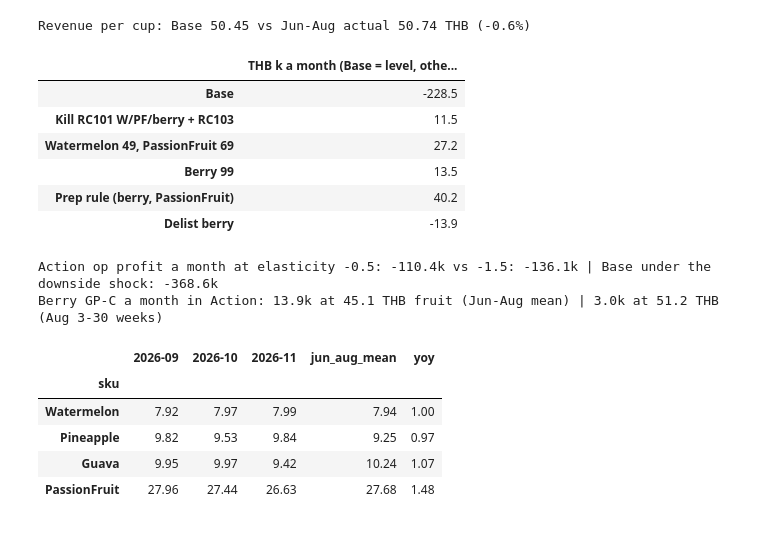
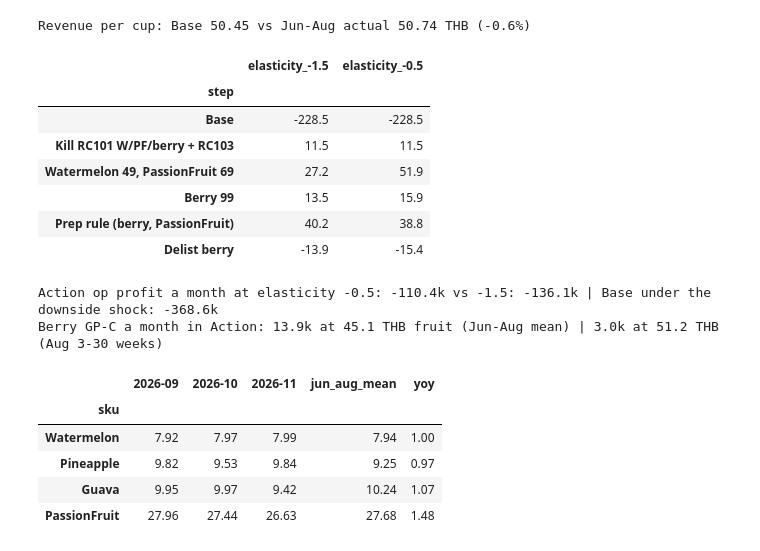
Before and after one commit to belseris/fruitblend24-case-study, a Jupyter notebook: notebooks/05_forecast_inventory.ipynb, the cells around one changed output. Cells and saved outputs as stored; diff of their text form; code cells hidden in the pictures.

```diff
--- a/notebooks/05_forecast_inventory.ipynb
+++ b/notebooks/05_forecast_inventory.ipynb
@@ -177,9 +179,9 @@ A wasted berry costs 53 THB, a lost berry sale only 2.6 THB (rainy-season fruit
 p["today_cost"] = p["wasted"] * p["sku"].map(cr["co"])
 
 
-def backtest_rule(q, months):
+def backtest_rule(q, months, lift=None):
     """Prep rule on the given months; waste, short and cost per kitchen-item-day."""
-    b = p[p["month"].isin(months)].join(prep_rule(p, q))
+    b = p[p["month"].isin(months)].join(prep_rule(p, q, lift=lift))
     assert b["prep"].notna().all(), "rule has no history for some days"
     return b.join(score_prep(b["sold"], b["prep"], b["sku"].map(cr["cu"]), b["sku"].map(cr["co"])))
 
@@ -229,10 +231,11 @@ fig.show()
 # %% [output]
 [interactive output not drawn]
 # %%
-rows = []
-for label, add in [("CR", 0.0), ("CR+0.1", 0.1)]:
+rows, runs = [], {}
+for label, add, lift in [("CR", 0.0, None), ("CR+0.1", 0.1, None), ("CR+0.1, promo x lift", 0.1, LIFT)]:
     q = {s: min(cr.loc[s, "cr"] + add, 0.95) for s in ITEMS}
-    b = bt if add == 0 else backtest_rule(q, COST_MONTHS)
+    b = bt if add == 0 else backtest_rule(q, COST_MONTHS, lift)
+    runs[label] = b
     for period, mask in [("2026-06 to 2026-08", b["month"].isin(COST_MONTHS)), (STEADY, b["month"] == STEADY)]:
         g = compare(b[mask], "sku").reindex(ITEMS)
         g.loc["All"] = g.sum()
@@ -248,18 +251,28 @@ steady = rule_bt[rule_bt["period"] == STEADY].set_index("sku")
 print(f"{STEADY} (steady state)")
 display(steady.loc[ITEMS, cols].round(2).sort_index(kind="stable"))
 
-# Use the rule where it saves money in the steady month even at CR+0.1, the safer setting.
-plus = steady[steady["variant"] == "CR+0.1"]
+# Use the rule where it saves money in the steady month at CR+0.1 with promo days x lift (the plan).
+plus = steady[steady["variant"] == "CR+0.1, promo x lift"]
 RULE_ITEMS = [s for s in ITEMS if plus.loc[s, "saving_per_month"] > 0]
 print(f"Rule items: {RULE_ITEMS} | saving at CR+0.1 in {STEADY}: "
       f"{plus.loc[RULE_ITEMS, 'saving_per_month'].sum() / 1000:.1f}k THB a month")
 
 aug = bt[bt["month"] == STEADY]
-promo_short = aug.groupby("promo_day").apply(lambda d: d["short"].sum() / d["sold"].sum() * 100, include_groups=False)
+
+
+def short_by_day_type(b):
+    """Short rate of the rule items on normal and promo days, in the steady month."""
+    a = b[(b["month"] == STEADY) & b["sku"].isin(RULE_ITEMS)]
+    return a.groupby("promo_day").apply(lambda d: d["short"].sum() / d["sold"].sum() * 100, include_groups=False)
+
+
+promo_short = pd.DataFrame({k: short_by_day_type(v) for k, v in runs.items()}).T
+promo_short.columns = ["normal days", "promo days"]
 w_n, s_n = normal_waste_short(aug["mu"], aug["sd"], aug["prep"])
 check = pd.DataFrame({"rule_waste": aug.groupby("sku")["waste"].sum(), "normal_waste": pd.Series(w_n, aug.index).groupby(aug["sku"]).sum(),
                       "rule_short": aug.groupby("sku")["short"].sum(), "normal_short": pd.Series(s_n, aug.index).groupby(aug["sku"]).sum()}).reindex(ITEMS)
-print(f"Short rate in {STEADY}: normal days {promo_short[False]:.1f}%, promo days {promo_short[True]:.1f}%")
+print(f"Short rate of rule items in {STEADY} (%):")
+display(promo_short.round(1))
 print("Normal-distribution check (used for Sep-Nov), cups in", STEADY)
 display(check.round(0))
 # %% [output]
@@ -556,41 +577,48 @@ Revenue per cup: Base 50.45 vs Jun-Aug actual 50.74 THB (-0.6%)
 # %%
 # Lever bridge: add one lever at a time to the same model, so nothing is counted twice.
 steps = [
     ("Base", {}),
     ("Kill RC101 W/PF/berry + RC103", {"kill": KILL}),
     ("Watermelon 49, PassionFruit 69", {"kill": KILL, "prices": {k: PRICES[k] for k in ["Watermelon", "PassionFruit"]}}),
     ("Berry 99", {"kill": KILL, "prices": PRICES}),
     ("Prep rule (berry, PassionFruit)", ACTION),
     ("Delist berry", {**ACTION, "delist": True}),
 ]
-op = {name: sc.summary(sc.run(d, s), sheets)["operating_profit"].sum() / 3 for name, s in steps}
-lever = pd.Series(op).diff().fillna(pd.Series(op)).rename("thb_per_month")
-assert np.isclose(op["Prep rule (berry, PassionFruit)"], summ["Action"]["operating_profit"].sum() / 3)
-assert np.isclose(lever.sum(), op["Delist berry"])
-display((lever / 1000).round(1).to_frame("THB k a month (Base = level, others = change)"))
+levers = {}
+for eps in (-1.5, -0.5):
+    op = {name: sc.summary(sc.run(d, s, eps=eps), sheets)["operating_profit"].sum() / 3 for name, s in steps}
+    levers[eps] = pd.Series(op).diff().fillna(pd.Series(op))
+    assert np.isclose(levers[eps].sum(), op["Delist berry"])
+lever = levers[-1.5].rename("thb_per_month")
+assert np.isclose(lever.loc[:"Prep rule (berry, PassionFruit)"].sum(), summ["Action"]["operating_profit"].sum() / 3)
+lv = pd.DataFrame({"elasticity_-1.5": levers[-1.5], "elasticity_-0.5": levers[-0.5]}).rename_axis("step")
+lv["kind"] = ["level"] + ["change"] * (len(lv) - 1)
+lv.reset_index().to_csv(OUT / "scenario_levers.csv", index=False)
+display((lv.drop(columns="kind") / 1000).round(1))
 
 eps_low = sc.summary(sc.run(d, ACTION, eps=-0.5), sheets)["operating_profit"]
 base_down = sc.summary(sc.run(d, {"demand_mult": 0.9, "fruit_mult": 1.15}), sheets)["operating_profit"]
 print(f"Action op profit a month at elasticity -0.5: {eps_low.mean() / 1000:.1f}k vs -1.5: "
       f"{summ['Action']['operating_profit'].mean() / 1000:.1f}k | Base under the downside shock: {base_down.mean() / 1000:.1f}k")
 
 # Berry with late-August fruit cost (last 4 weeks) instead of the Jun-Aug mean.
 wf = sheets["weekly_fruit_cost"]
 late = wf[(wf["sku"] == BERRY) & (wf["week_start"] >= "2026-08-03") & (wf["week_start"] <= "2026-08-24")]["fruit_cost_per_cup_thb"].mean()
 d_late = d.copy()
 d_late.loc[d_late["sku"] == BERRY, "fruit_cup"] = late
 d_late.loc[d_late["sku"] == BERRY, "co"] += late - d.loc[d["sku"] == BERRY, "fruit_cup"].iloc[0]
 berry_late = sc.run(d_late, ACTION).query("sku == @BERRY")["gross_profit"].sum() / 3
 print(f"Berry GP-C a month in Action: {berry_gp.mean() / 1000:.1f}k at {d.loc[d['sku'] == BERRY, 'fruit_cup'].iloc[0]:.1f} THB fruit "
       f"(Jun-Aug mean) | {berry_late / 1000:.1f}k at {late:.1f} THB (Aug 3-30 weeks)")
 # %% [output]
-|  | THB k a month (Base = level, othe... |
-| Base | -228.5 |
-| Kill RC101 W/PF/berry + RC103 | 11.5 |
-| Watermelon 49, PassionFruit 69 | 27.2 |
-| Berry 99 | 13.5 |
-| Prep rule (berry, PassionFruit) | 40.2 |
-| Delist berry | -13.9 |
+|  | elasticity_-1.5 | elasticity_-0.5 |
+| step |  |  |
+| Base | -228.5 | -228.5 |
+| Kill RC101 W/PF/berry + RC103 | 11.5 | 11.5 |
+| Watermelon 49, PassionFruit 69 | 27.2 | 51.9 |
+| Berry 99 | 13.5 | 15.9 |
+| Prep rule (berry, PassionFruit) | 40.2 | 38.8 |
+| Delist berry | -13.9 | -15.4 |
 Action op profit a month at elasticity -0.5: -110.4k vs -1.5: -136.1k | Base under the downside shock: -368.6k
 Berry GP-C a month in Action: 13.9k at 45.1 THB fruit (Jun-Aug mean) | 3.0k at 51.2 THB (Aug 3-30 weeks)
 # %%
```
Also changed, not shown: parts of 6 cells of this notebook, 10 other files.
